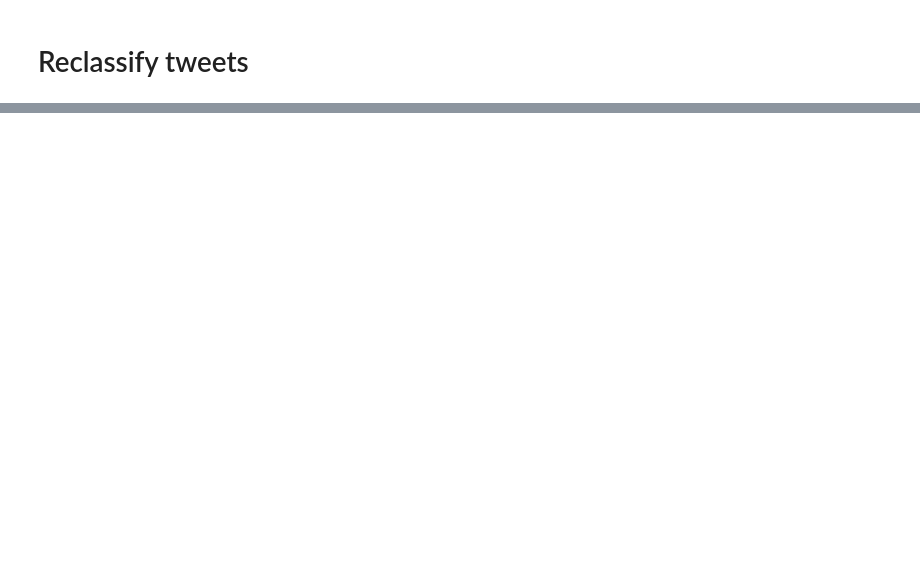
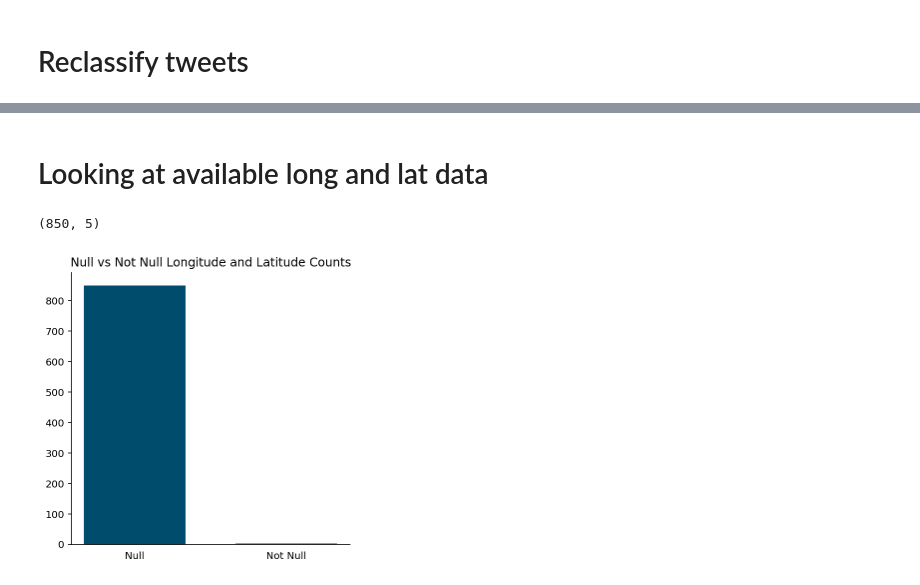
Before and after one commit to Isaac1o/CDFW, a Jupyter notebook: twitter/coyotes/notebooks/coyote_eda.ipynb, the cells around one changed output, grey strips where cells are left out. Cells and saved outputs as stored; diff of their text form; code cells hidden in the pictures; blank space fills up the shorter version.

```diff
--- a/twitter/coyotes/notebooks/coyote_eda.ipynb
+++ b/twitter/coyotes/notebooks/coyote_eda.ipynb
@@ -338,3 +339,25 @@ df.tail()
 df.drop(columns=['new_class', 'rel'], inplace=True)
 # %%
 df.to_csv('/Users/Isaacbolo/CDFW/CDFW/twitter/coyotes/data/all_queries.csv', index=False, encoding='utf-8-sig')
+# %% [markdown]
+# Looking at available long and lat data
+# %%
+long = df['long']
+lat = df['lat']
+# %%
+long.isnull().sum(), long.notnull().sum()
+# %% [output]
+(850, 5)
+# %%
+fig, ax = plt.subplots(figsize=(5,5))
+ax.bar(['Null', 'Not Null'], [long.isnull().sum(), long.notnull().sum()], color=['#004c6d', '#7aa6c2'], width=.67)
+ax.set_title('Null vs Not Null Longitude and Latitude Counts')
+
+ax.spines['right'].set_visible(False)
+ax.spines['top'].set_visible(False)
+ax.tick_params(axis='x', bottom=False)
+
+plt.savefig('../images/count_long_lat.png', transparent=True)
+plt.show()
+# %% [output]
+[figure, added]
```
Also changed, not shown: parts of 16 cells of this notebook, 1 other file.
